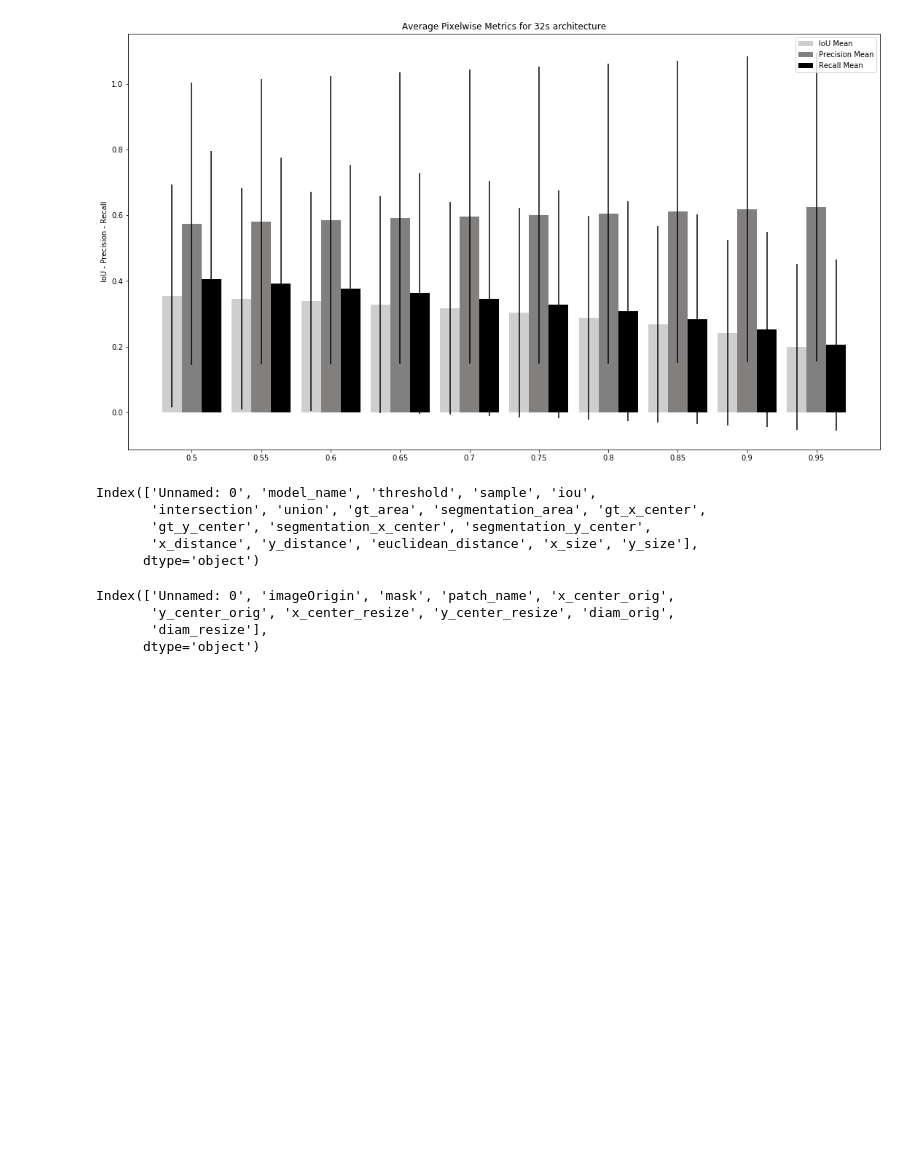
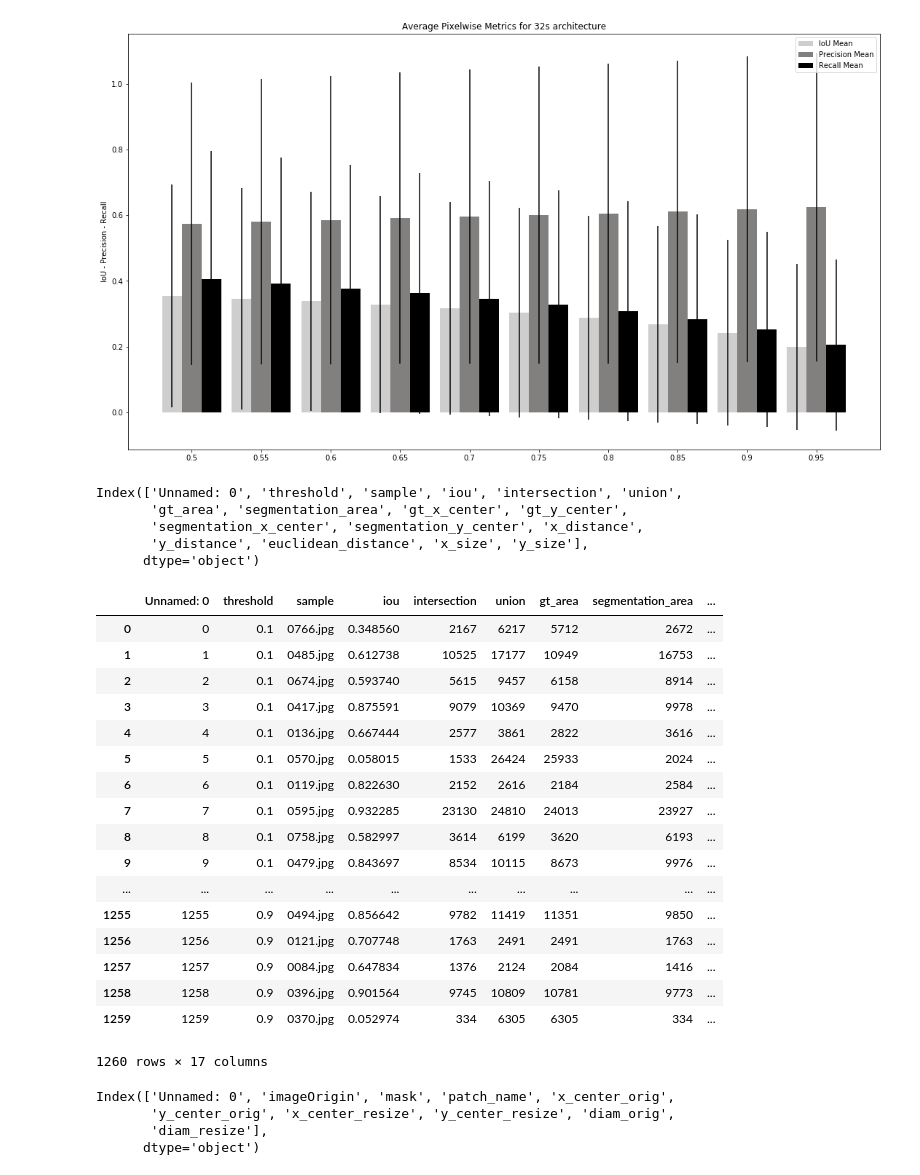
Before and after one commit to WencesVillegasMarset/FCNBudDetection, a Jupyter notebook: notebooks/viz.ipynb, the cells around one changed output. Drawn from its saved outputs; the diff is of its cells as text; code cells hidden in the pictures; blank space fills up the shorter version.

```diff
--- a/notebooks/viz.ipynb
+++ b/notebooks/viz.ipynb
@@ -156,14 +156,35 @@ fig.set_size_inches(18.5, 10.5)
 # %% [output]
 [figure]
 # %%
-valid = pd.read_csv('./valid0FCMN8rmsprop_lr0.0001_decay0_ep60.csv')
+valid = pd.read_csv('./0FCMN8rmsprop_lr0.0001_decay0_ep120_th_no_binarize.csv')
 valid.columns
 # %% [output]
-Index(['Unnamed: 0', 'model_name', 'threshold', 'sample', 'iou',
-       'intersection', 'union', 'gt_area', 'segmentation_area', 'gt_x_center',
-       'gt_y_center', 'segmentation_x_center', 'segmentation_y_center',
-       'x_distance', 'y_distance', 'euclidean_distance', 'x_size', 'y_size'],
+Index(['Unnamed: 0', 'threshold', 'sample', 'iou', 'intersection', 'union',
+       'gt_area', 'segmentation_area', 'gt_x_center', 'gt_y_center',
+       'segmentation_x_center', 'segmentation_y_center', 'x_distance',
+       'y_distance', 'euclidean_distance', 'x_size', 'y_size'],
       dtype='object')
+# %%
+valid
+# %% [output]
+|  | Unnamed: 0 | threshold | sample | iou | intersection | union | gt_area | segmentation_area | ... |
+| 0 | 0 | 0.1 | 0766.jpg | 0.348560 | 2167 | 6217 | 5712 | 2672 | ... |
+| 1 | 1 | 0.1 | 0485.jpg | 0.612738 | 10525 | 17177 | 10949 | 16753 | ... |
+| 2 | 2 | 0.1 | 0674.jpg | 0.593740 | 5615 | 9457 | 6158 | 8914 | ... |
+| 3 | 3 | 0.1 | 0417.jpg | 0.875591 | 9079 | 10369 | 9470 | 9978 | ... |
+| 4 | 4 | 0.1 | 0136.jpg | 0.667444 | 2577 | 3861 | 2822 | 3616 | ... |
+| 5 | 5 | 0.1 | 0570.jpg | 0.058015 | 1533 | 26424 | 25933 | 2024 | ... |
+| 6 | 6 | 0.1 | 0119.jpg | 0.822630 | 2152 | 2616 | 2184 | 2584 | ... |
+| 7 | 7 | 0.1 | 0595.jpg | 0.932285 | 23130 | 24810 | 24013 | 23927 | ... |
+| 8 | 8 | 0.1 | 0758.jpg | 0.582997 | 3614 | 6199 | 3620 | 6193 | ... |
+| 9 | 9 | 0.1 | 0479.jpg | 0.843697 | 8534 | 10115 | 8673 | 9976 | ... |
+| ... | ... | ... | ... | ... | ... | ... | ... | ... | ... |
+| 1255 | 1255 | 0.9 | 0494.jpg | 0.856642 | 9782 | 11419 | 11351 | 9850 | ... |
+| 1256 | 1256 | 0.9 | 0121.jpg | 0.707748 | 1763 | 2491 | 2491 | 1763 | ... |
+| 1257 | 1257 | 0.9 | 0084.jpg | 0.647834 | 1376 | 2124 | 2084 | 1416 | ... |
+| 1258 | 1258 | 0.9 | 0396.jpg | 0.901564 | 9745 | 10809 | 10781 | 9773 | ... |
+| 1259 | 1259 | 0.9 | 0370.jpg | 0.052974 | 334 | 6305 | 6305 | 334 | ... |
+1260 rows × 17 columns
 # %%
 dataset = pd.read_csv('./single_instance_dataset_wradius.csv')
 dataset.columns
```
Also changed, not shown: parts of 5 cells of this notebook, 7 other files.
